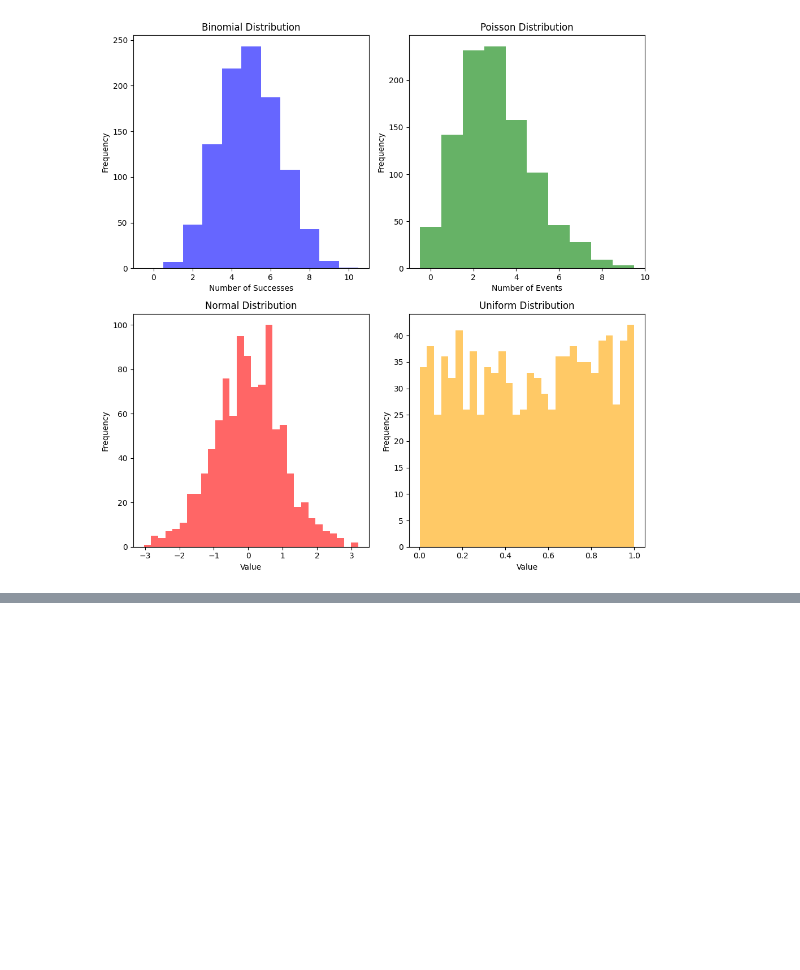
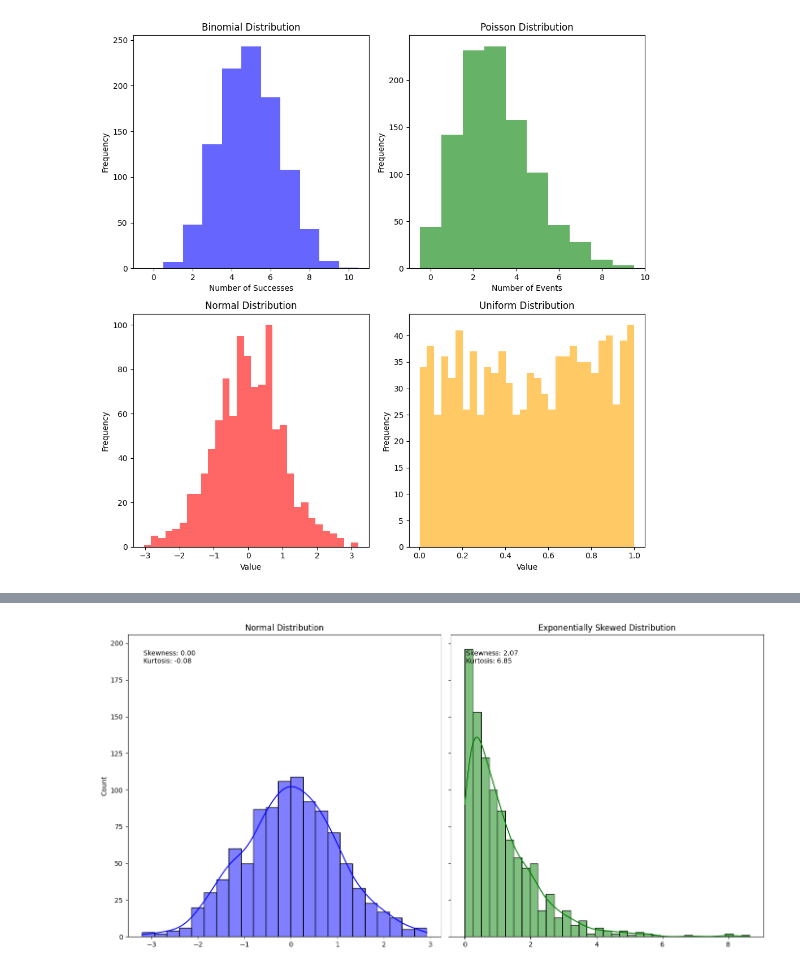
Before and after one commit to MehrdadJalali-AI/Statistics-and-Machine-Learning, a Jupyter notebook: C1_Statistics.ipynb, the cells around one changed output, grey strips where cells are left out. Drawn from its saved outputs; the diff is of its cells as text; code cells hidden in the pictures; blank space fills up the shorter version.

```diff
--- a/C1_Statistics.ipynb
+++ b/C1_Statistics.ipynb
@@ -558,0 +578,54 @@ plt.show()
+# %%
+import numpy as np
+import matplotlib.pyplot as plt
+import seaborn as sns
+from scipy.stats import skew, kurtosis
+
+# Generate synthetic data
+data_normal = np.random.normal(loc=0, scale=1, size=1000)  # Normal distribution
+data_skewed = np.random.exponential(scale=1, size=1000)    # Skewed distribution
+
+# Calculate statistics
+stats_normal = {
+    'Mean': np.mean(data_normal),
+    'Median': np.median(data_normal),
+    'Mode': data_normal[0],  # Note: Mode here is illustrative, typically mode is not just the first element
+    'Variance': np.var(data_normal),
+    'Std. Deviation': np.std(data_normal),
+    'Skewness': skew(data_normal),
+    'Kurtosis': kurtosis(data_normal)
+}
+
+stats_skewed = {
+    'Mean': np.mean(data_skewed),
+    'Median': np.median(data_skewed),
+    'Mode': data_skewed[0],  # Note: Mode here is illustrative
+    'Variance': np.var(data_skewed),
+    'Std. Deviation': np.std(data_skewed),
+    'Skewness': skew(data_skewed),
+    'Kurtosis': kurtosis(data_skewed)
+}
+
+# Plotting
+fig, axes = plt.subplots(1, 2, figsize=(14, 7), sharey=True)
+
+sns.histplot(data_normal, kde=True, color="blue", ax=axes[0])
+axes[0].set_title('Normal Distribution')
+axes[0].annotate(f"Skewness: {stats_normal['Skewness']:.2f}\nKurtosis: {stats_normal['Kurtosis']:.2f}",
+                 xy=(0.05, 0.95), xycoords='axes fraction', fontsize=10,
+                 horizontalalignment='left', verticalalignment='top')
+
+sns.histplot(data_skewed, kde=True, color="green", ax=axes[1])
+axes[1].set_title('Exponentially Skewed Distribution')
+axes[1].annotate(f"Skewness: {stats_skewed['Skewness']:.2f}\nKurtosis: {stats_skewed['Kurtosis']:.2f}",
+                 xy=(0.05, 0.95), xycoords='axes fraction', fontsize=10,
+                 horizontalalignment='left', verticalalignment='top')
+
+plt.tight_layout()
+plt.show()
+
+# Print statistics
+print("Statistics for Normal Distribution:", stats_normal)
+print("Statistics for Skewed Distribution:", stats_skewed)
+# %% [output]
+[figure, added]
```
Also changed, not shown: parts of 3 cells of this notebook.
